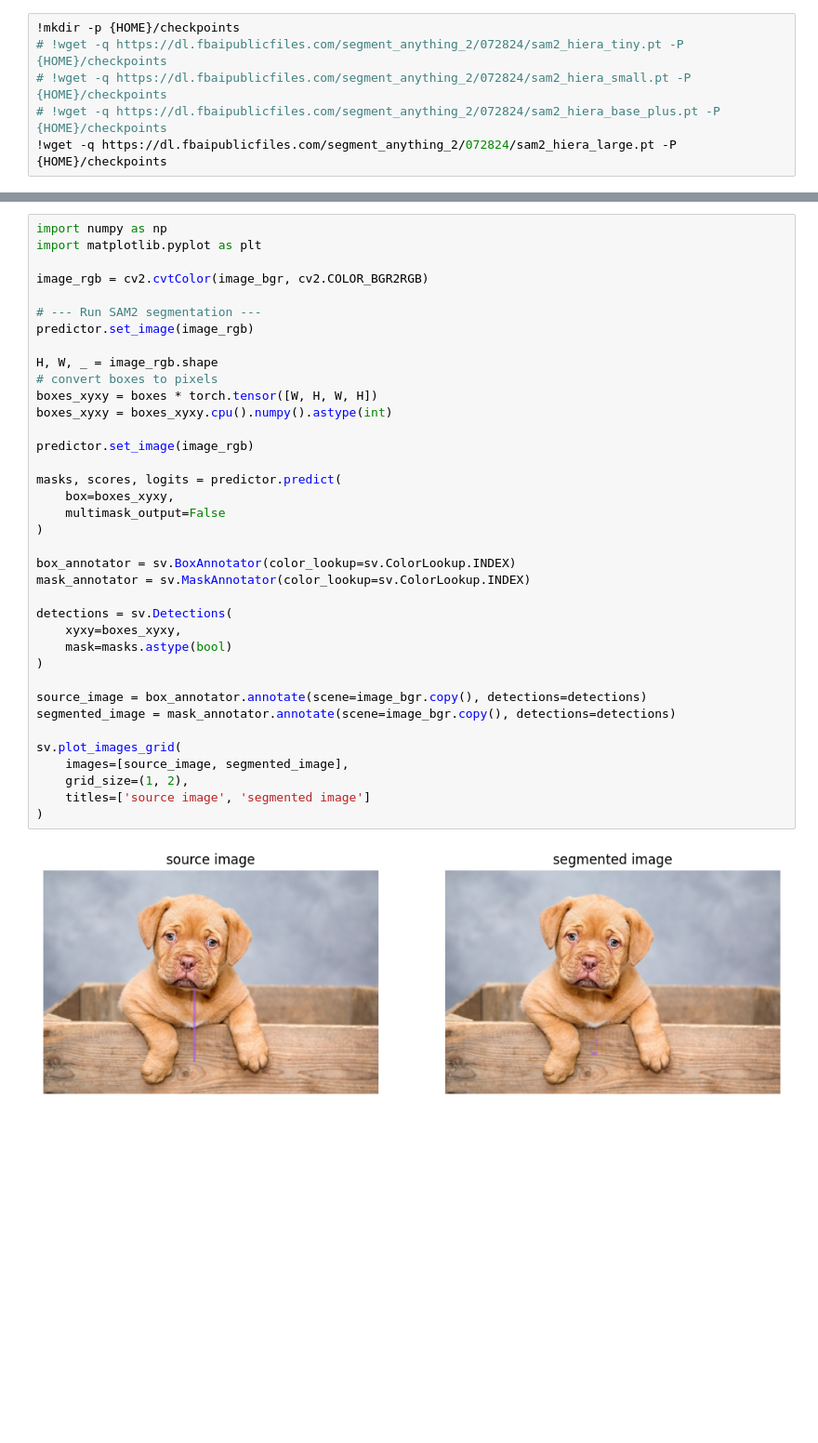
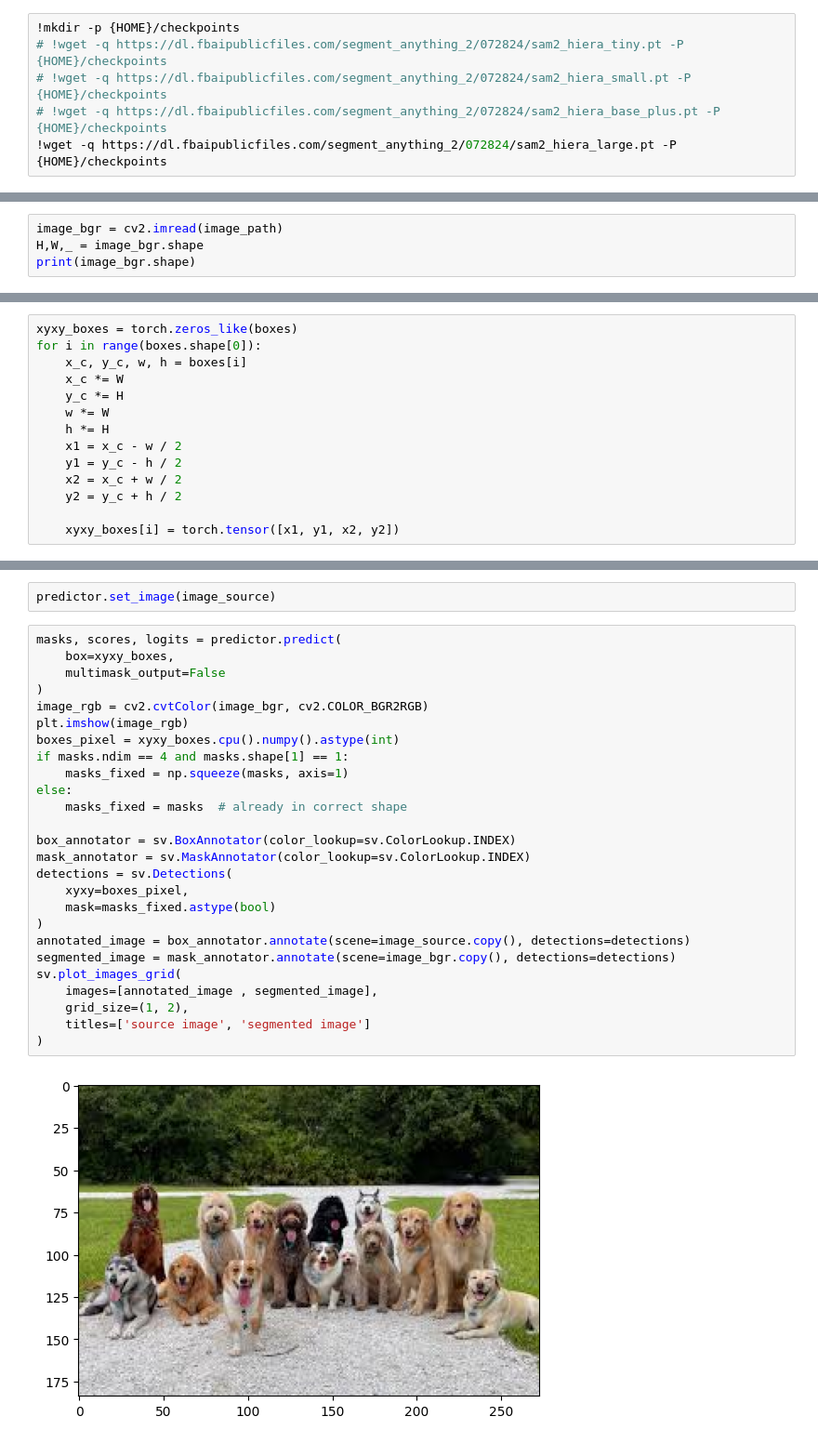
Before and after one commit to Samrat7745/Vision-Transformer, a Jupyter notebook: q2.ipynb, the cells around one changed output, grey strips where cells are left out. Shown at 93% size. Cells and saved outputs as stored; diff of their text form; blank space fills up the shorter version.

```diff
--- a/q2.ipynb
+++ b/q2.ipynb
@@ -166,0 +183,4 @@ predictor = SAM2ImagePredictor(sam2_model)
+# %%
+image_bgr = cv2.imread(image_path)
+H,W,_ = image_bgr.shape
+print(image_bgr.shape)
@@ -166,0 +189,14 @@ predictor = SAM2ImagePredictor(sam2_model)
+# %%
+xyxy_boxes = torch.zeros_like(boxes)
+for i in range(boxes.shape[0]):
+    x_c, y_c, w, h = boxes[i]
+    x_c *= W
+    y_c *= H
+    w *= W
+    h *= H
+    x1 = x_c - w / 2
+    y1 = y_c - h / 2
+    x2 = x_c + w / 2
+    y2 = y_c + h / 2
+
+    xyxy_boxes[i] = torch.tensor([x1, y1, x2, y2])
@@ -167,39 +221,30 @@ predictor = SAM2ImagePredictor(sam2_model)
+# %%
+predictor.set_image(image_source)
 # %%
-import numpy as np
-import matplotlib.pyplot as plt
-
-image_rgb = cv2.cvtColor(image_bgr, cv2.COLOR_BGR2RGB)
-
-# --- Run SAM2 segmentation ---
-predictor.set_image(image_rgb)
-
-H, W, _ = image_rgb.shape
-# convert boxes to pixels
-boxes_xyxy = boxes * torch.tensor([W, H, W, H])
-boxes_xyxy = boxes_xyxy.cpu().numpy().astype(int)
-
-predictor.set_image(image_rgb)
-
 masks, scores, logits = predictor.predict(
-    box=boxes_xyxy,
+    box=xyxy_boxes,
     multimask_output=False
 )
+image_rgb = cv2.cvtColor(image_bgr, cv2.COLOR_BGR2RGB)
+plt.imshow(image_rgb)
+boxes_pixel = xyxy_boxes.cpu().numpy().astype(int)
+if masks.ndim == 4 and masks.shape[1] == 1:
+    masks_fixed = np.squeeze(masks, axis=1)
+else:
+    masks_fixed = masks  # already in correct shape
 
 box_annotator = sv.BoxAnnotator(color_lookup=sv.ColorLookup.INDEX)
 mask_annotator = sv.MaskAnnotator(color_lookup=sv.ColorLookup.INDEX)
-
 detections = sv.Detections(
-    xyxy=boxes_xyxy,
-    mask=masks.astype(bool)
+    xyxy=boxes_pixel,
+    mask=masks_fixed.astype(bool)
 )
-
-source_image = box_annotator.annotate(scene=image_bgr.copy(), detections=detections)
+annotated_image = box_annotator.annotate(scene=image_source.copy(), detections=detections)
 segmented_image = mask_annotator.annotate(scene=image_bgr.copy(), detections=detections)
-
 sv.plot_images_grid(
-    images=[source_image, segmented_image],
+    images=[annotated_image , segmented_image],
     grid_size=(1, 2),
     titles=['source image', 'segmented image']
 )
 # %% [output]
-[figure, old version]
+[figure, new version]
```
Also changed, not shown: parts of 19 cells of this notebook.
